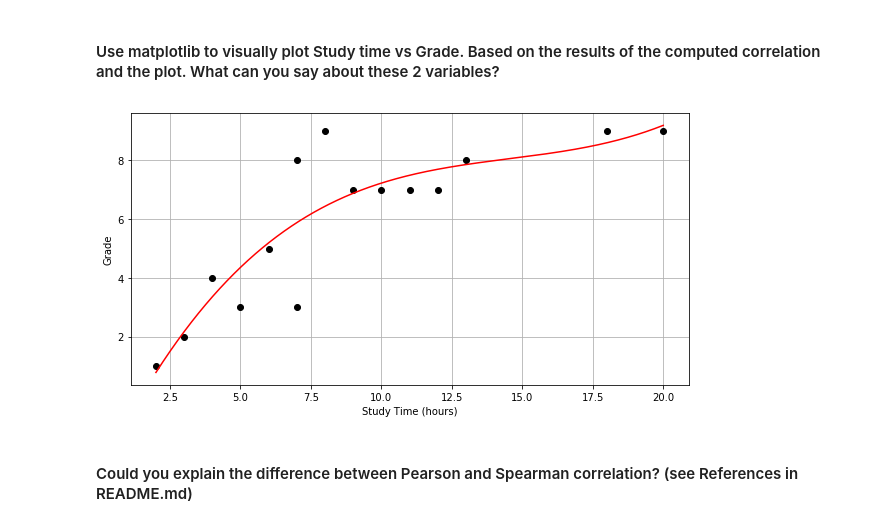
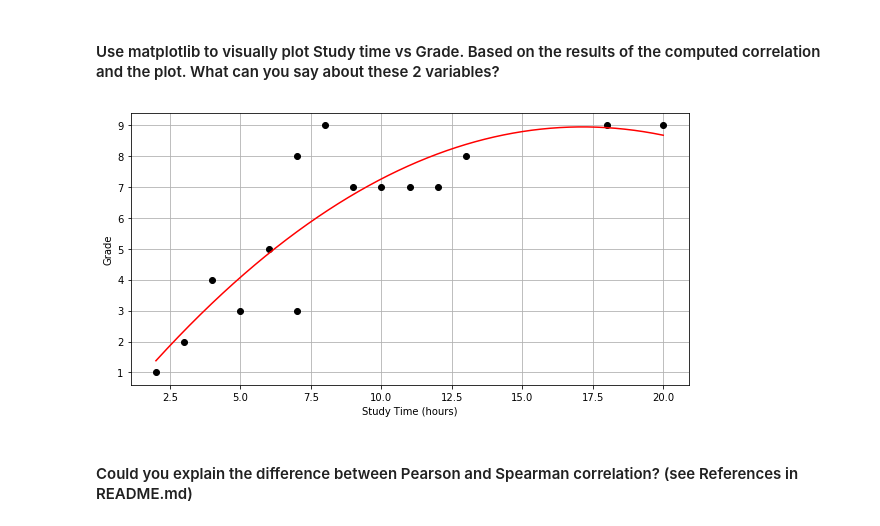
Before and after one commit to ironhack-datalabs/mad-oct-2018, a Jupyter notebook: module-2/lab-pivot-table-and-correlation/your_code/main.ipynb, the cells around one changed output. Drawn from its saved outputs; the diff is of its cells as text; code cells hidden in the pictures.

```diff
--- a/module-2/lab-pivot-table-and-correlation/your_code/main.ipynb
+++ b/module-2/lab-pivot-table-and-correlation/your_code/main.ipynb
@@ -424,20 +441,20 @@ Spearman Correlation Coeficient:  0.819658753036942
 # %%
 # your answer here
 plt.close('all')
 
 time_gradea=time_grades.sort_values('Study time',ascending=True)
-p30 = np.poly1d(np.polyfit(time_gradea['Study time'], time_gradea['Grade'],3))
+p30 = np.poly1d(np.polyfit(time_gradea['Study time'], time_gradea['Grade'],2))
 xp = np.linspace(time_gradea['Study time'].min(),time_gradea['Study time'].max(), 100000)
 
 plt.figure(figsize=(10,5))
 plt.plot(time_gradea['Study time'],time_gradea['Grade'],'ok')
 plt.plot(xp,p30(xp),'-r')
 plt.grid()
 plt.xlabel('Study Time (hours)')
 plt.ylabel('Grade')
 plt.show()
 # %% [output]
-[figure, old version]
+[figure, new version]
 # %%
 #your comment here
 # In the plot we can visualize that both variables could fit better for a square root equation
```
Also changed, not shown: parts of 4 cells of this notebook.
